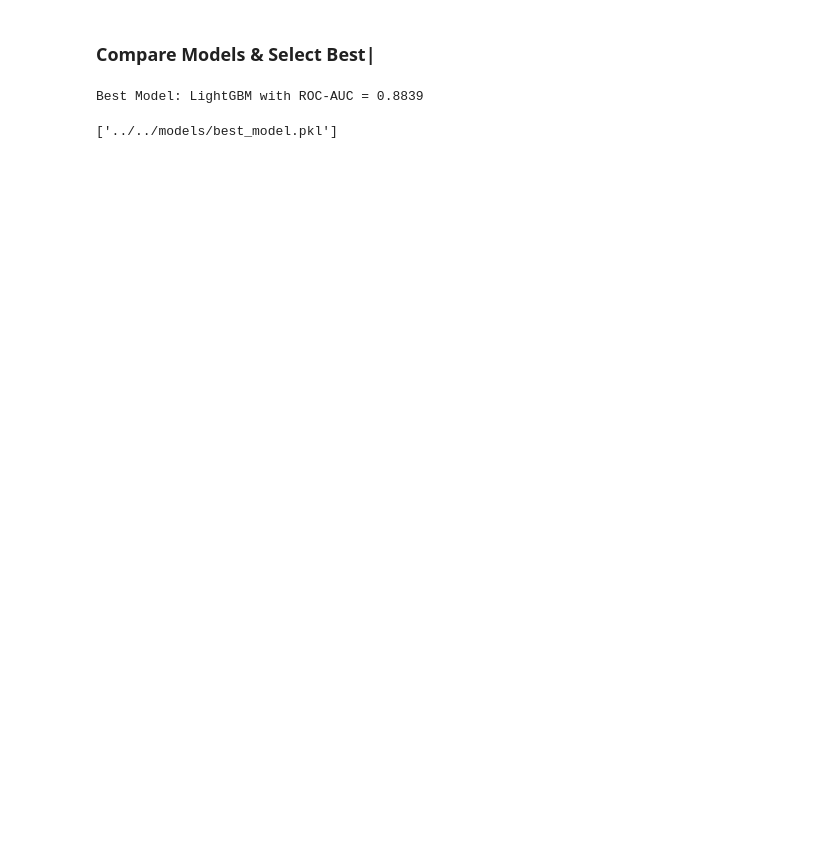
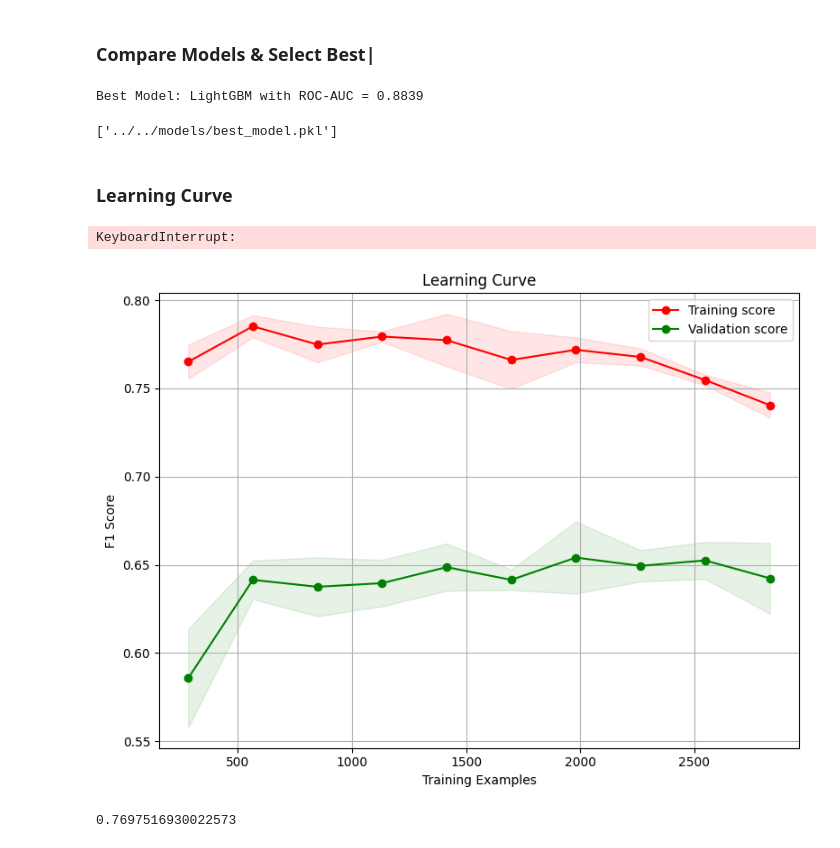
Before and after one commit to sayan14banerjee/student_dropout_risk, a Jupyter notebook: src/models/train.ipynb, the cells around one changed output. Drawn from its saved outputs; the diff is of its cells as text; code cells hidden in the pictures; blank space fills up the shorter version.

Commit message:
model evalution and reporing

```diff
--- a/src/models/train.ipynb
+++ b/src/models/train.ipynb
@@ -80,7 +80,7 @@ with mlflow.start_run(run_name="LightGBM"):
     start = time.time()
 
     # GridSearchCV for hyperparameter tuning
-    lgb_grid = GridSearchCV(lgb_model, lgb_params, cv=3, scoring='roc_auc', n_jobs=-1) # type: ignore
+    lgb_grid = GridSearchCV(lgb_model, lgb_params, cv=5, scoring='roc_auc', n_jobs=-1) # type: ignore
     lgb_grid.fit(X_train, y_train)
 
     # Predict on validation
@@ -90,6 +90,7 @@ with mlflow.start_run(run_name="LightGBM"):
     # Metrics
     roc_auc = roc_auc_score(y_val, lgb_grid.predict_proba(X_val), multi_class='ovr')
     f1 = f1_score(y_val, y_val_pred, average='macro')
+    auc = accuracy_score(y_val, y_val_pred)
     end = time.time()
 
     # Log
@@ -99,6 +100,6 @@ with mlflow.start_run(run_name="LightGBM"):
     mlflow.log_metric("train_time_sec", end-start)
     mlflow.sklearn.log_model(lgb_grid.best_estimator_, "model") # type: ignore
 
-    print(f"LightGBM - ROC AUC: {roc_auc:.4f}, F1: {f1:.4f}")
+    print(f"LightGBM - ROC AUC: {roc_auc:.4f}, F1: {f1:.4f}, auc : {auc:.4}")
 # %% [output]
 [LightGBM] [Warning] Found whitespace in feature_names, replace with underlines
@@ -119,7 +121,7 @@ with mlflow.start_run(run_name="XGBoost"):
     start = time.time()
 
     # GridSearchCV for hyperparameter tuning
-    xgb_grid = GridSearchCV(xgb_model, xgb_params, cv=3, scoring='roc_auc', n_jobs=-1)
+    xgb_grid = GridSearchCV(xgb_model, xgb_params, cv=5, scoring='roc_auc', n_jobs=-1)
     xgb_grid.fit(X_train, y_train)
 
     # Predict on validation
@@ -129,6 +131,7 @@ with mlflow.start_run(run_name="XGBoost"):
     # Metrics
     roc_auc = roc_auc_score(y_val, xgb_grid.predict_proba(X_val), multi_class='ovr')
     f1 = f1_score(y_val, y_val_pred, average='macro')
+    auc = accuracy_score(y_val, y_val_pred)
     end = time.time()
 
     # Log
@@ -138,5 +141,5 @@ with mlflow.start_run(run_name="XGBoost"):
     mlflow.log_metric("train_time_sec", end-start)
     mlflow.sklearn.log_model(xgb_grid.best_estimator_, "model") # type: ignore
 
-    print(f"XGBoost - ROC AUC: {roc_auc:.4f}, F1: {f1:.4f}")
+    print(f"XGBoost - ROC AUC: {roc_auc:.4f}, F1: {f1:.4f}, auc : {auc:.4}")
 # %% [output]
@@ -162,3 +165,49 @@ joblib.dump(best_model, "../../models/best_model.pkl")
 # %% [output]
 Best Model: LightGBM with ROC-AUC = 0.8839
 ['../../models/best_model.pkl']
+# %% [markdown]
+### Learning Curve
+# %%
+# Generate learning curve
+train_sizes, train_scores, test_scores = learning_curve( # type: ignore
+    xgb_grid, X_train, y_train,
+    cv=5,
+    scoring='f1_macro',
+    n_jobs=-1,
+    train_sizes=np.linspace(0.1, 1.0, 10)
+)
+# %% [output]
+KeyboardInterrupt:
+# %%
+# Compute mean and std
+train_mean = np.mean(train_scores, axis=1)
+train_std = np.std(train_scores, axis=1)
+test_mean = np.mean(test_scores, axis=1)
+test_std = np.std(test_scores, axis=1)
+# %%
+# Plot
+plt.figure(figsize=(8, 6))
+plt.plot(train_sizes, train_mean, 'o-', color="r", label="Training score")
+plt.plot(train_sizes, test_mean, 'o-', color="g", label="Validation score")
+plt.fill_between(train_sizes, train_mean-train_std, train_mean+train_std, color="r", alpha=0.1)
+plt.fill_between(train_sizes, test_mean-test_std, test_mean+test_std, color="g", alpha=0.1)
+plt.title("Learning Curve")
+plt.xlabel("Training Examples")
+plt.ylabel("F1 Score")
+plt.legend(loc="best")
+plt.grid(True)
+plt.tight_layout()
+plt.savefig("../../reports/learning_curve.png", bbox_inches="tight")
+plt.show()
+# %% [output]
+[figure, added]
+# %%
+X_test = pd.read_csv("../../data/processed/X_test.csv")
+y_test = pd.read_csv("../../data/processed/y_test.csv").values.ravel()
+best_model1 = joblib.load("../../models/best_model.pkl")
+y_test_pred = best_model1.predict(X_test) # type: ignore
+
+auc = accuracy_score(y_test_pred, y_test)
+auc
+# %% [output]
+0.7697516930022573
```
Also changed, not shown: parts of 5 cells of this notebook, 10 other files.
